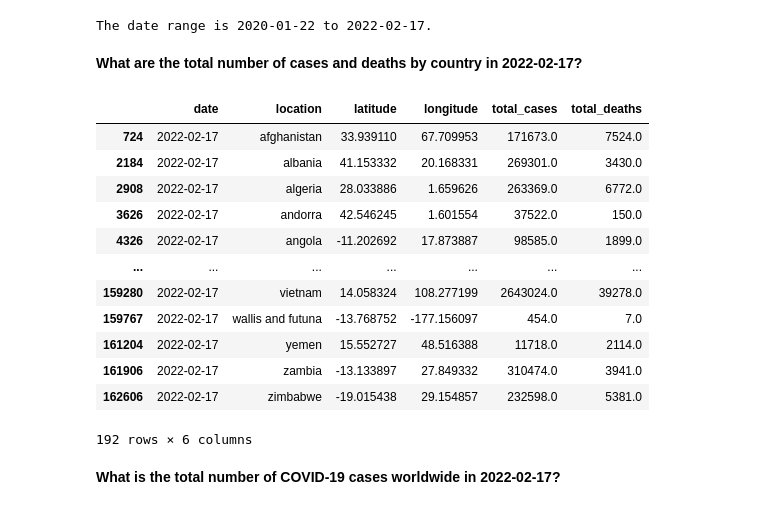
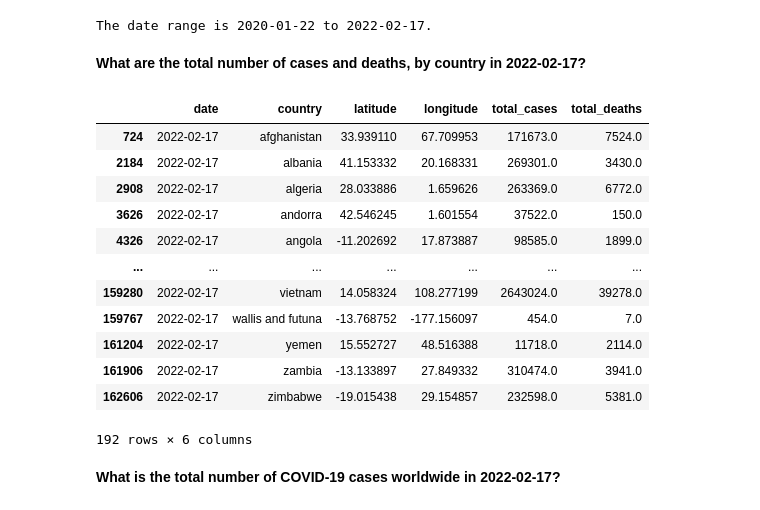
Before and after one commit to davidehosein/COVID-19-Analysis, a Jupyter notebook: covid_19_analysis.ipynb, the cells around one changed output. Saved outputs shown, nothing was run; the diff lists cells and outputs as text; code cells hidden in the pictures.

```diff
--- a/covid_19_analysis.ipynb
+++ b/covid_19_analysis.ipynb
@@ -287,3 +333,5 @@ df.drop(columns, axis=1, inplace=True) # Drops the columns from the DataFrame.
+# %%
+df.rename(columns={"location": 'country'}, inplace=True) # Renames the "location" column in the "df" DataFrame to "country".
 # %% [markdown]
 The latitude and longitude for each country were extracted from the "country_df" DataFrame, and stored in a dictionary.
 # %%
@@ -302,13 +350,13 @@ for country, latitude, longditude in zip(countries, latitudes, longitudes):
 # %% [markdown]
 Two lists were created for adding the latitudes and longitudes of the countries in the "df" DataFrame.
 # %%
-# Converts each value in the "location" column of the "df" DataFrame into lowercase values.
-df['location'] = df['location'].str.lower()
+# Converts each value in the "country" column of the "df" DataFrame into lowercase.
+df['country'] = df['country'].str.lower()
 
 latitudes = [] # Empty list to store the latitude of each country in the "df" DataFrame.
 longitudes = [] # Empty list to store the longitude of each country in the "df" DataFrame.
 
-for country in df['location']: # Loops through each value in the "location" column of the "df" DataFrame.
+for country in df['country']: # Loops through each value in the "country" column of the "df" DataFrame.
     if country in coordinates: # Checks if the country is present in the "coordinates" dictionary.
         latitudes.append(coordinates[country][0]) # Appends the first value of the country to the latitudes list.
         longitudes.append(coordinates[country][1]) # Appends the second value in the country to the longitude list.
@@ -331,5 +379,5 @@ The columns in the "df" DataFrame was rearranged into a more organized order.
 # %%
-columns = ["date", "location", "latitude", "longitude", "total_cases", "total_deaths"] # List containing the columns in that specific order.
+columns = ["date", "country", "latitude", "longitude", "total_cases", "total_deaths"] # List containing the columns in that specific order.
 df = df.reindex(columns=columns) # Rearranges the columns in the "df" DataFrame in the same order as the "columns" list.
 # %%
  df.info() # Displays information about the columns in the "df" DataFrame.
@@ -366,14 +416,14 @@ print(f"The date range is {min_date} to {max_date}.")
 # %% [output]
 The date range is 2020-01-22 to 2022-02-17.
 # %% [markdown]
-**What are the total number of cases and deaths by country in 2022-02-17?**
+**What are the total number of cases and deaths, by country in 2022-02-17?**
 # %%
-condition = df['date'] == max_date # Condition to filter the "df" DataFrame by the maximum date.
+condition = (df['date'] == max_date) # Condition to filter the "df" DataFrame by the maximum date.
 max_date_df = df.loc[condition] # Applies the condition to the "df" DataFrame, and returns a new DataFrame.
 
 max_date_df # Displays the "max_date_df" DataFrame.
 # %% [output]
-|  | date | location | latitude | longitude | total_cases | total_deaths |
+|  | date | country | latitude | longitude | total_cases | total_deaths |
 | 724 | 2022-02-17 | afghanistan | 33.939110 | 67.709953 | 171673.0 | 7524.0 |
 | 2184 | 2022-02-17 | albania | 41.153332 | 20.168331 | 269301.0 | 3430.0 |
 | 2908 | 2022-02-17 | algeria | 28.033886 | 1.659626 | 263369.0 | 6772.0 |
```
Also changed, not shown: parts of 37 cells of this notebook, 1 other file.
